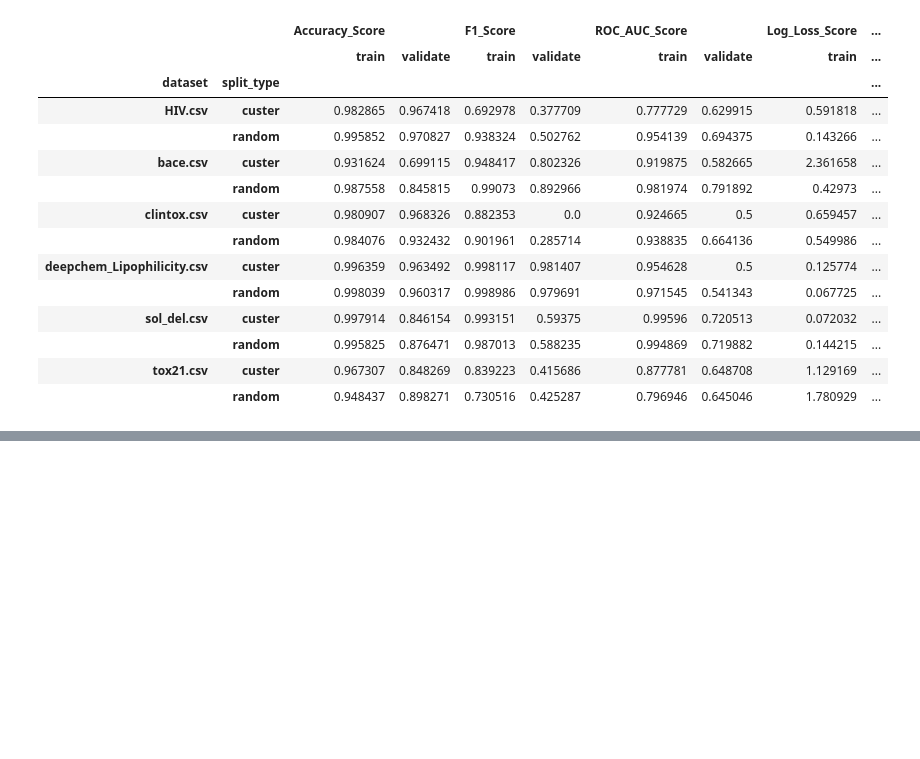
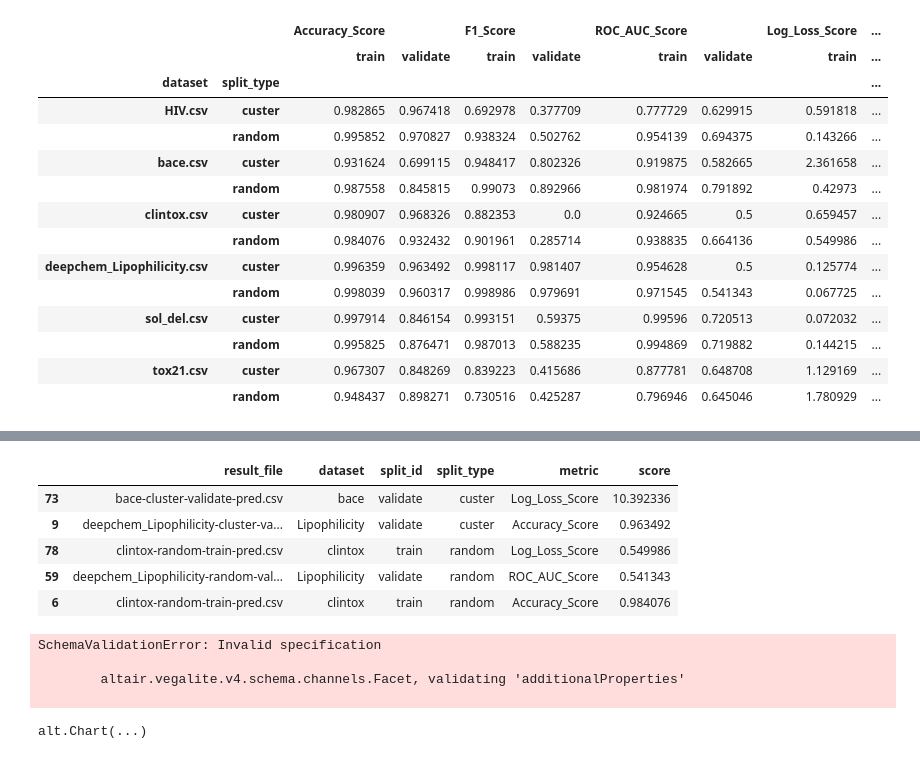
Before and after one commit to PJMichaels/Chemistry-Capstone, a Jupyter notebook: Chemprop_Evaluation.ipynb, the cells around one changed output, grey strips where cells are left out. Cells and saved outputs as stored; diff of their text form; code cells hidden in the pictures; blank space fills up the shorter version.

```diff
--- a/Chemprop_Evaluation.ipynb
+++ b/Chemprop_Evaluation.ipynb
@@ -92,10 +92,11 @@ pvt
 # need to come back and optimize the visualizations, but thinking something like multiple facets for each score type
 # I also need to rotate text to avoid overlap
 
-alt.Chart(df).mark_bar().encode(
-    y = "Accuracy_Score:Q",
-    x = alt.X("split_id:N", title= None),
-    color = "split_id:N",
-    column =  alt.Row("dataset:N")
-)
+vis_df = df.melt(['result_file', 'dataset', 'split_id', 'split_type'], value_name = "score", var_name= "metric")
+
+vis_df['dataset'] = vis_df['dataset'].str[:-4]
+vis_df['dataset'] = vis_df['dataset'].str.replace('deepchem_', '')
+
+
+vis_df.sample(5)
 # %% [output]
@@ -102,0 +103,21 @@ alt.Chart(df).mark_bar().encode(
+|  | result_file | dataset | split_id | split_type | metric | score |
+| 73 | bace-cluster-validate-pred.csv | bace | validate | custer | Log_Loss_Score | 10.392336 |
+| 9 | deepchem_Lipophilicity-cluster-va... | Lipophilicity | validate | custer | Accuracy_Score | 0.963492 |
+| 78 | clintox-random-train-pred.csv | clintox | train | random | Log_Loss_Score | 0.549986 |
+| 59 | deepchem_Lipophilicity-random-val... | Lipophilicity | validate | random | ROC_AUC_Score | 0.541343 |
+| 6 | clintox-random-train-pred.csv | clintox | train | random | Accuracy_Score | 0.984076 |
+# %%
+
+alt.Chart(vis_df).mark_bar().encode(
+    y = "score:Q",
+    x = alt.X("split_id:N", title= None),
+    color = "split_id:N",
+    column =  alt.Row("dataset:N"),
+    facet = alt.Facet("metric:N", rows = 4)
+)
+# %% [output]
+SchemaValidationError: Invalid specification
+
+        altair.vegalite.v4.schema.channels.Facet, validating 'additionalProperties'
+
+alt.Chart(...)
```
Also changed, not shown: parts of 3 cells of this notebook.
